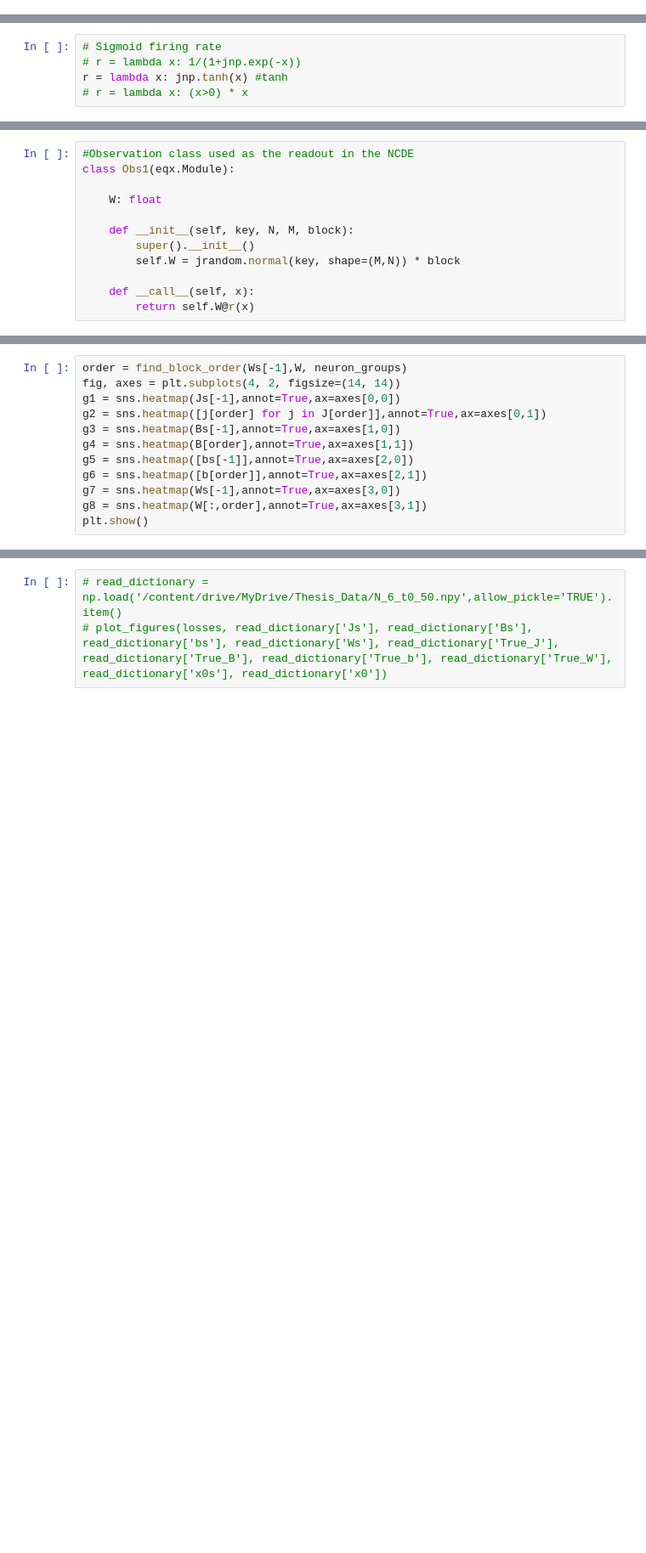
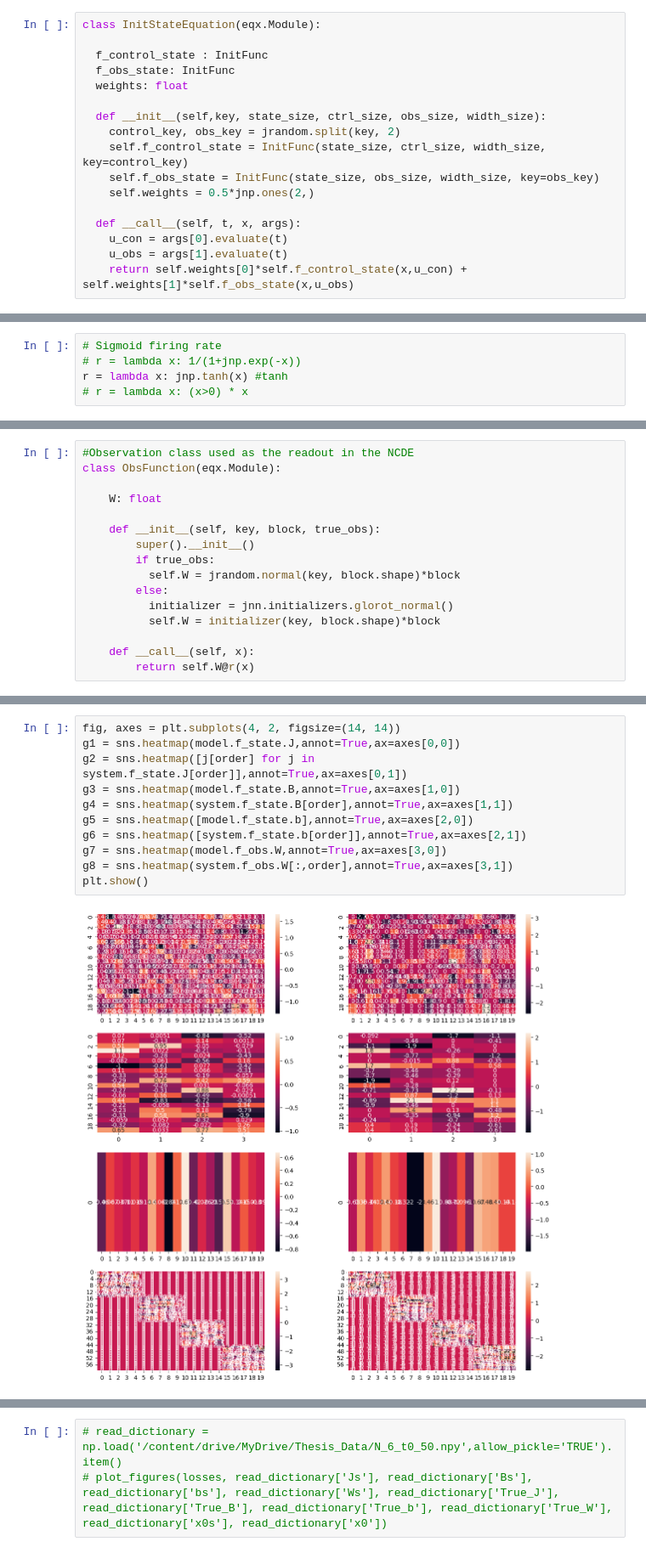
Before and after one commit to sdevries0/ISMI_group13, a Jupyter notebook: NCDE_testing.ipynb, the cells around one changed output, grey strips where cells are left out. Shown at 85% size. Saved outputs shown, nothing was run; the diff lists cells and outputs as text; blank space fills up the shorter version.

```diff
--- a/NCDE_testing.ipynb
+++ b/NCDE_testing.ipynb
@@ -221,3 +236,20 @@ class InitFunc(eqx.Module):
+# %%
+class InitStateEquation(eqx.Module):
+
+  f_control_state : InitFunc
+  f_obs_state: InitFunc
+  weights: float
+
+  def __init__(self,key, state_size, ctrl_size, obs_size, width_size):
+    control_key, obs_key = jrandom.split(key, 2)
+    self.f_control_state = InitFunc(state_size, ctrl_size, width_size, key=control_key)
+    self.f_obs_state = InitFunc(state_size, obs_size, width_size, key=obs_key)
+    self.weights = 0.5*jnp.ones(2,)
+
+  def __call__(self, t, x, args):
+    u_con = args[0].evaluate(t)
+    u_obs = args[1].evaluate(t)
+    return self.weights[0]*self.f_control_state(x,u_con) + self.weights[1]*self.f_obs_state(x,u_obs)
 # %%
 class InitNeuralCDE(eqx.Module):
 
@@ -331,12 +375,16 @@ class Func(eqx.Module):
 # %%
 #Observation class used as the readout in the NCDE
-class Obs1(eqx.Module):
+class ObsFunction(eqx.Module):
 
     W: float
 
-    def __init__(self, key, N, M, block):
+    def __init__(self, key, block, true_obs):
         super().__init__()
-        self.W = jrandom.normal(key, shape=(M,N)) * block
+        if true_obs:
+          self.W = jrandom.normal(key, block.shape)*block
+        else:
+          initializer = jnn.initializers.glorot_normal()
+          self.W = initializer(key, block.shape)*block
 
     def __call__(self, x):
         return self.W@r(x)
@@ -599,13 +639,14 @@ Currently at epoch: 18000. The loss is: 7.360935211181641
 # %%
-order = find_block_order(Ws[-1],W, neuron_groups)
 fig, axes = plt.subplots(4, 2, figsize=(14, 14))
-g1 = sns.heatmap(Js[-1],annot=True,ax=axes[0,0])
-g2 = sns.heatmap([j[order] for j in J[order]],annot=True,ax=axes[0,1])
-g3 = sns.heatmap(Bs[-1],annot=True,ax=axes[1,0])
-g4 = sns.heatmap(B[order],annot=True,ax=axes[1,1])
-g5 = sns.heatmap([bs[-1]],annot=True,ax=axes[2,0])
-g6 = sns.heatmap([b[order]],annot=True,ax=axes[2,1])
-g7 = sns.heatmap(Ws[-1],annot=True,ax=axes[3,0])
-g8 = sns.heatmap(W[:,order],annot=True,ax=axes[3,1])
+g1 = sns.heatmap(model.f_state.J,annot=True,ax=axes[0,0])
+g2 = sns.heatmap([j[order] for j in system.f_state.J[order]],annot=True,ax=axes[0,1])
+g3 = sns.heatmap(model.f_state.B,annot=True,ax=axes[1,0])
+g4 = sns.heatmap(system.f_state.B[order],annot=True,ax=axes[1,1])
+g5 = sns.heatmap([model.f_state.b],annot=True,ax=axes[2,0])
+g6 = sns.heatmap([system.f_state.b[order]],annot=True,ax=axes[2,1])
+g7 = sns.heatmap(model.f_obs.W,annot=True,ax=axes[3,0])
+g8 = sns.heatmap(system.f_obs.W[:,order],annot=True,ax=axes[3,1])
 plt.show()
+# %% [output]
+[figure, added]
 # %%
```
Also changed, not shown: parts of 18 cells of this notebook.
